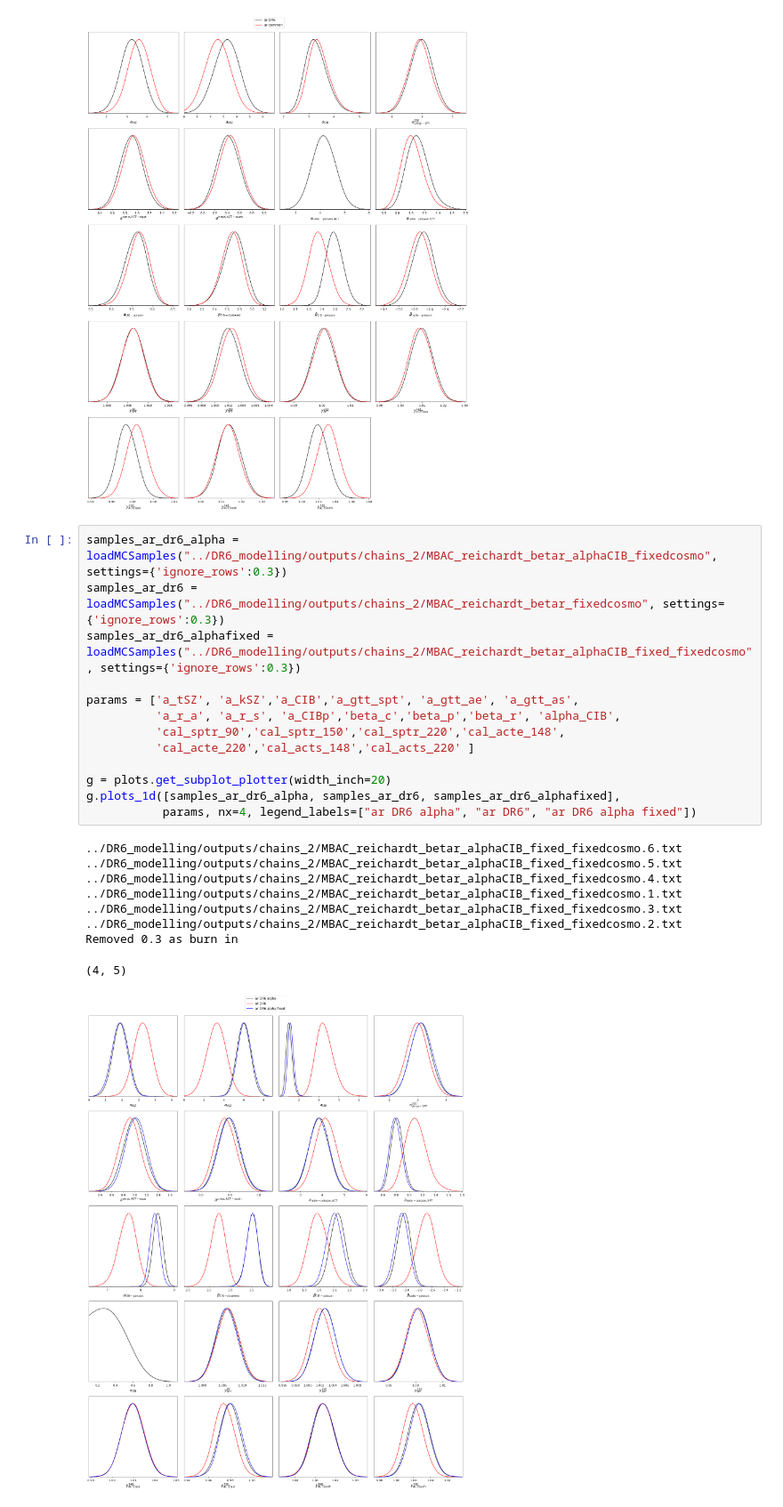
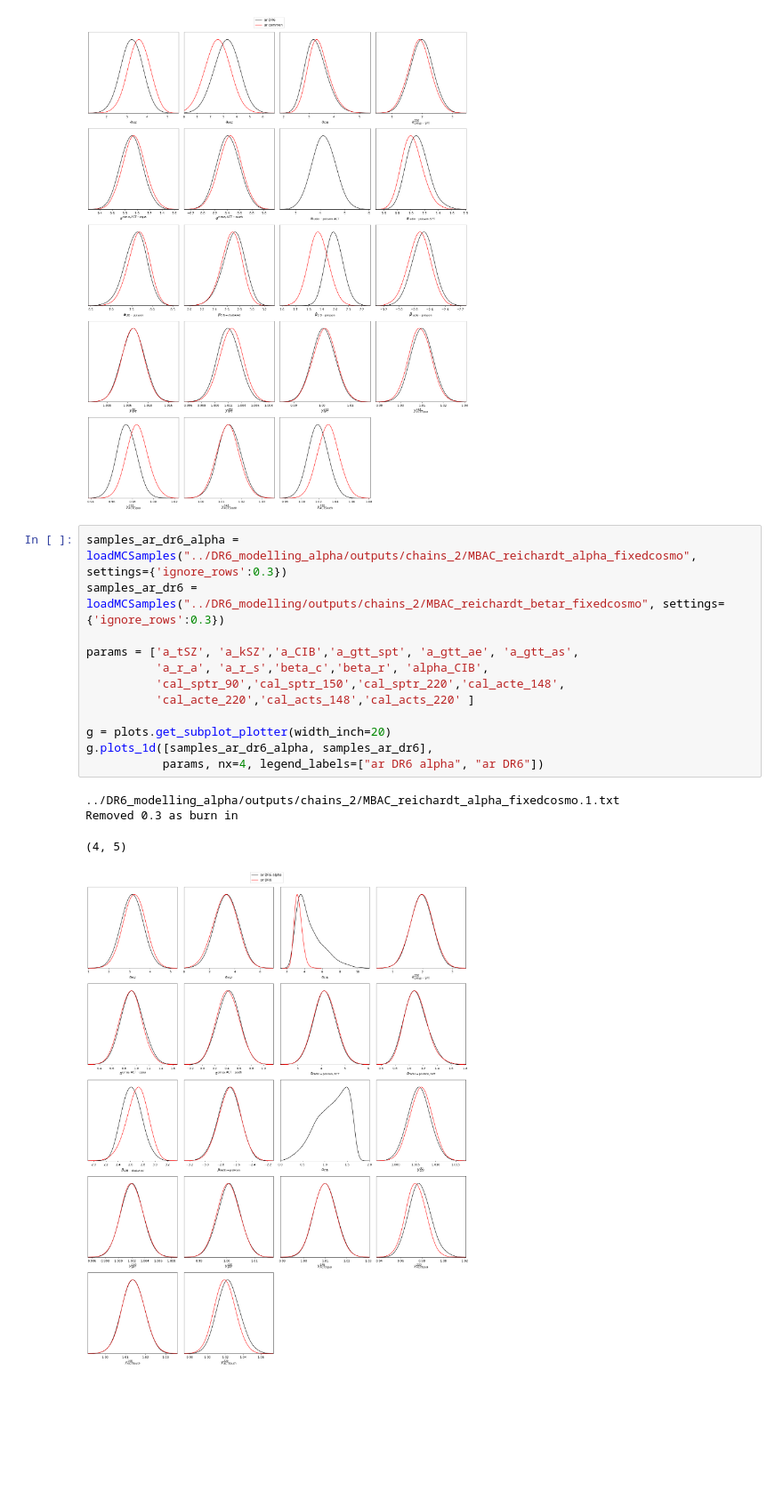
Before and after one commit to beringueb/DR6_fgmodels, a Jupyter notebook: notebooks/Plots_dr6.ipynb, the cells around one changed output. Shown: that part at 89% size. Drawn from its saved outputs; the diff is of its cells as text; blank space fills up the shorter version.

```diff
--- a/notebooks/Plots_dr6.ipynb
+++ b/notebooks/Plots_dr6.ipynb
@@ -24,25 +24,19 @@ g.plots_1d([samples_ar_dr6, samples_ar_common],
 (4, 5)
 [figure]
 # %%
-samples_ar_dr6_alpha = loadMCSamples("../DR6_modelling/outputs/chains_2/MBAC_reichardt_betar_alphaCIB_fixedcosmo", settings={'ignore_rows':0.3})
+samples_ar_dr6_alpha = loadMCSamples("../DR6_modelling_alpha/outputs/chains_2/MBAC_reichardt_alpha_fixedcosmo", settings={'ignore_rows':0.3})
 samples_ar_dr6 = loadMCSamples("../DR6_modelling/outputs/chains_2/MBAC_reichardt_betar_fixedcosmo", settings={'ignore_rows':0.3})
-samples_ar_dr6_alphafixed = loadMCSamples("../DR6_modelling/outputs/chains_2/MBAC_reichardt_betar_alphaCIB_fixed_fixedcosmo", settings={'ignore_rows':0.3})
 
 params = ['a_tSZ', 'a_kSZ','a_CIB','a_gtt_spt', 'a_gtt_ae', 'a_gtt_as',
-          'a_r_a', 'a_r_s', 'a_CIBp','beta_c','beta_p','beta_r', 'alpha_CIB',
+          'a_r_a', 'a_r_s','beta_c','beta_r', 'alpha_CIB',
           'cal_sptr_90','cal_sptr_150','cal_sptr_220','cal_acte_148',
           'cal_acte_220','cal_acts_148','cal_acts_220' ]
 
 g = plots.get_subplot_plotter(width_inch=20)
-g.plots_1d([samples_ar_dr6_alpha, samples_ar_dr6, samples_ar_dr6_alphafixed],
-           params, nx=4, legend_labels=["ar DR6 alpha", "ar DR6", "ar DR6 alpha fixed"])
+g.plots_1d([samples_ar_dr6_alpha, samples_ar_dr6],
+           params, nx=4, legend_labels=["ar DR6 alpha", "ar DR6"])
 # %% [output]
-../DR6_modelling/outputs/chains_2/MBAC_reichardt_betar_alphaCIB_fixed_fixedcosmo.6.txt
-../DR6_modelling/outputs/chains_2/MBAC_reichardt_betar_alphaCIB_fixed_fixedcosmo.5.txt
-../DR6_modelling/outputs/chains_2/MBAC_reichardt_betar_alphaCIB_fixed_fixedcosmo.4.txt
-../DR6_modelling/outputs/chains_2/MBAC_reichardt_betar_alphaCIB_fixed_fixedcosmo.1.txt
-../DR6_modelling/outputs/chains_2/MBAC_reichardt_betar_alphaCIB_fixed_fixedcosmo.3.txt
-../DR6_modelling/outputs/chains_2/MBAC_reichardt_betar_alphaCIB_fixed_fixedcosmo.2.txt
+../DR6_modelling_alpha/outputs/chains_2/MBAC_reichardt_alpha_fixedcosmo.1.txt
 Removed 0.3 as burn in
 (4, 5)
-[figure, old version]
+[figure, new version]
```
Also changed, not shown: parts of 2 cells of this notebook, 7 other files.
